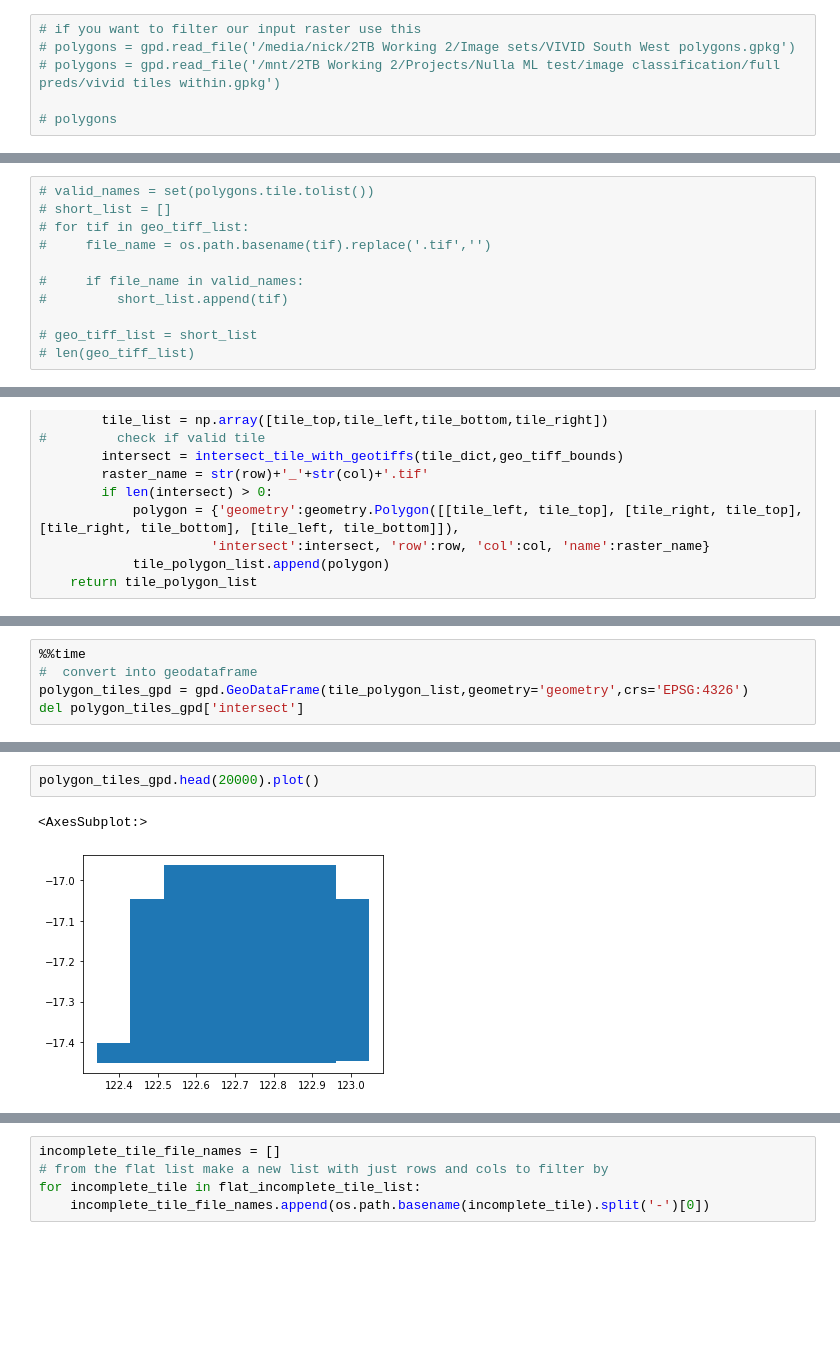
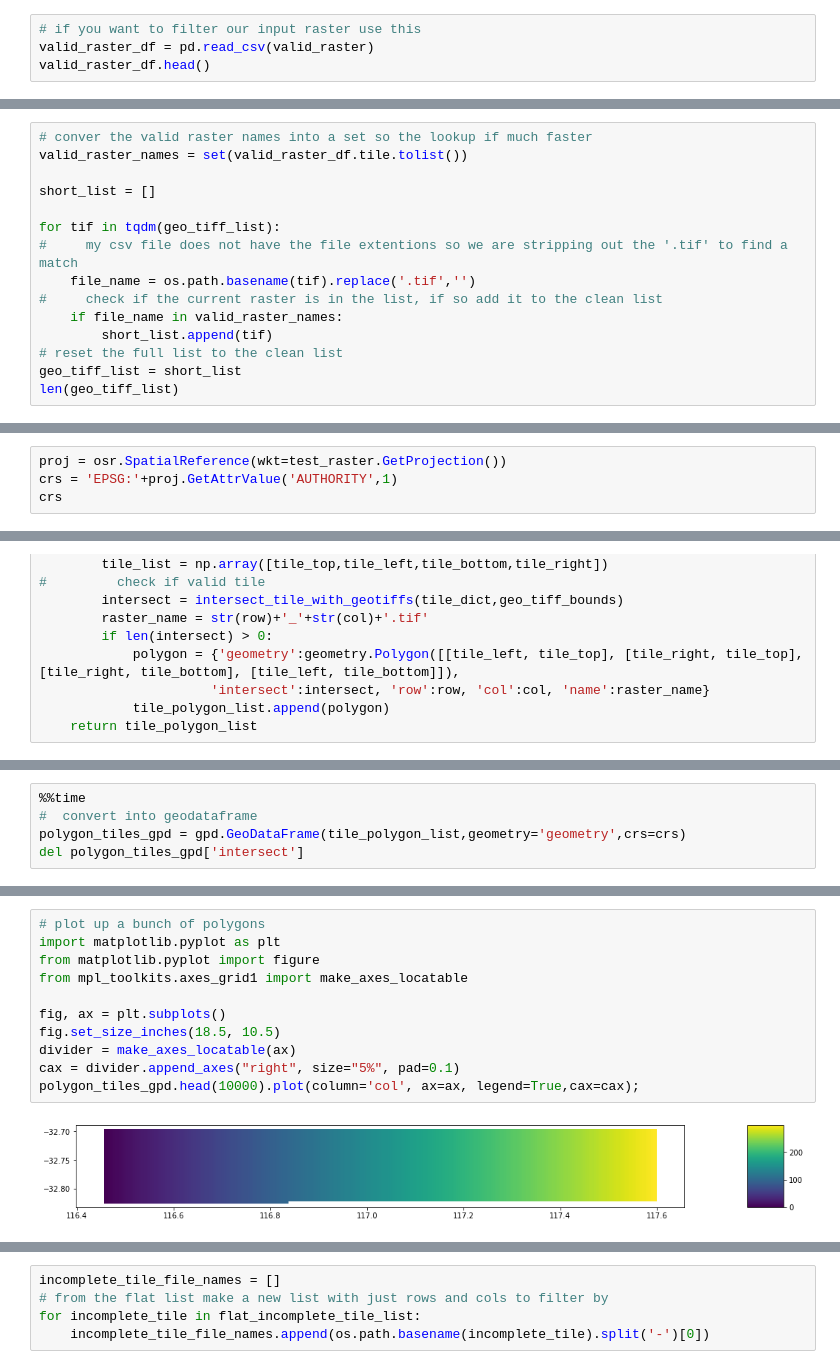
Before and after one commit to DPIRD-DMA/GeoTIFF_tiler, a Jupyter notebook: GeoTIFF_tiler_clean.ipynb, the cells around one changed output, grey strips where cells are left out. Saved outputs shown, nothing was run; the diff lists cells and outputs as text; blank space fills up the shorter version.

Commit message:
updated clean for blog

```diff
--- a/GeoTIFF_tiler_clean.ipynb
+++ b/GeoTIFF_tiler_clean.ipynb
@@ -41,6 +44,4 @@ We found  182943 .tif files
 # %%
 # if you want to filter our input raster use this
-# polygons = gpd.read_file('/media/nick/2TB Working 2/Image sets/VIVID South West polygons.gpkg')
-# polygons = gpd.read_file('/mnt/2TB Working 2/Projects/Nulla ML test/image classification/full preds/vivid tiles within.gpkg')
-
-# polygons
+valid_raster_df = pd.read_csv(valid_raster)
+valid_raster_df.head()
@@ -47,11 +55,15 @@ We found  182943 .tif files
 # %%
-# valid_names = set(polygons.tile.tolist())
-# short_list = []
-# for tif in geo_tiff_list:
-#     file_name = os.path.basename(tif).replace('.tif','')
+# conver the valid raster names into a set so the lookup if much faster
+valid_raster_names = set(valid_raster_df.tile.tolist())
 
-#     if file_name in valid_names:
-#         short_list.append(tif)
+short_list = []
 
-# geo_tiff_list = short_list
-# len(geo_tiff_list)
+for tif in tqdm(geo_tiff_list):
+#     my csv file does not have the file extentions so we are stripping out the '.tif' to find a match
+    file_name = os.path.basename(tif).replace('.tif','')
+#     check if the current raster is in the list, if so add it to the clean list
+    if file_name in valid_raster_names:
+        short_list.append(tif)
+# reset the full list to the clean list
+geo_tiff_list = short_list
+len(geo_tiff_list)
@@ -107,3 +121,7 @@ pixel_size_y = test_raster_gt[5]
 print(pixel_size_x,pixel_size_y)
 # %% [output]
 4.487879136029412e-06 -4.487879136029412e-06
+# %%
+proj = osr.SpatialReference(wkt=test_raster.GetProjection())
+crs = 'EPSG:'+proj.GetAttrValue('AUTHORITY',1)
+crs
@@ -205,6 +203,6 @@ KeyboardInterrupt:
 # %%
 %%time
 #  convert into geodataframe
-polygon_tiles_gpd = gpd.GeoDataFrame(tile_polygon_list,geometry='geometry',crs='EPSG:4326')
+polygon_tiles_gpd = gpd.GeoDataFrame(tile_polygon_list,geometry='geometry',crs=crs)
 del polygon_tiles_gpd['intersect']
 # %% [output]
@@ -213,5 +227,13 @@ Wall time: 366 ms
 # %%
-polygon_tiles_gpd.head(20000).plot()
+# plot up a bunch of polygons
+import matplotlib.pyplot as plt
+from matplotlib.pyplot import figure
+from mpl_toolkits.axes_grid1 import make_axes_locatable
+
+fig, ax = plt.subplots()
+fig.set_size_inches(18.5, 10.5)
+divider = make_axes_locatable(ax)
+cax = divider.append_axes("right", size="5%", pad=0.1)
+polygon_tiles_gpd.head(10000).plot(column='col', ax=ax, legend=True,cax=cax);
 # %% [output]
-<AxesSubplot:>
-[figure, old version]
+[figure, new version]
```
Also changed, not shown: parts of 34 cells of this notebook, 1 other file.
